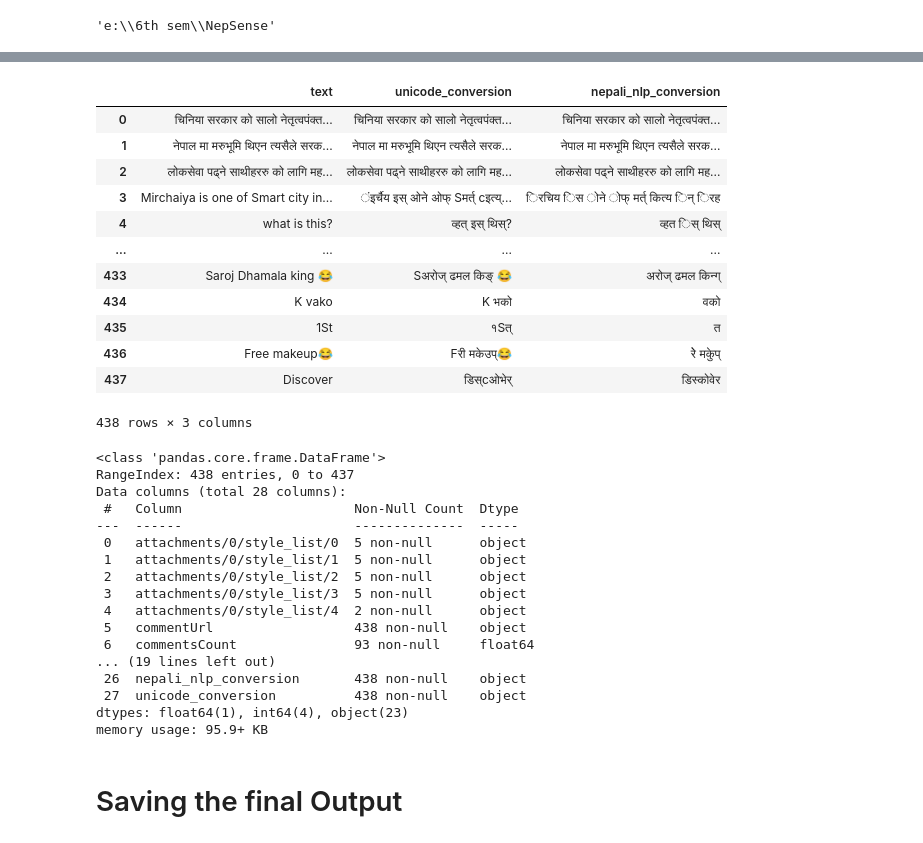
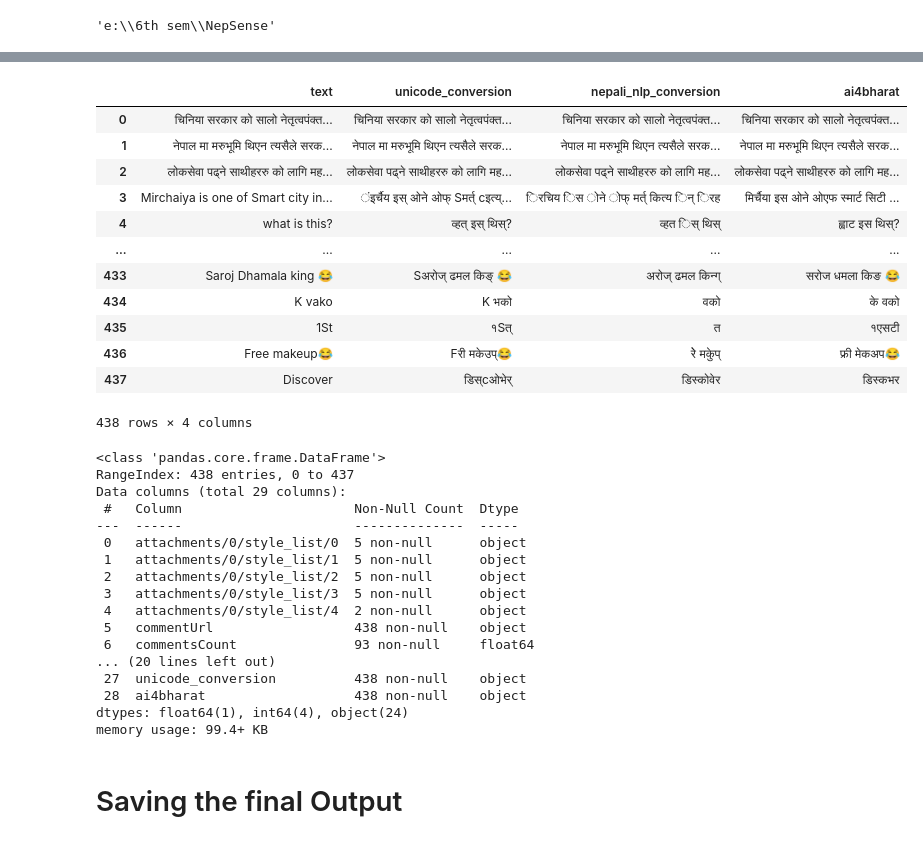
Before and after one commit to SamirWagle/NepSense, a Jupyter notebook: Profanity Detection/ProfanityFilter.ipynb, the cells around one changed output, grey strips where cells are left out. Drawn from its saved outputs; the diff is of its cells as text; code cells hidden in the pictures.

Commit message:
[added] new transformation model added for transliteration

```diff
--- a/Profanity Detection/ProfanityFilter.ipynb
+++ b/Profanity Detection/ProfanityFilter.ipynb
@@ -20,6 +47,7 @@ filtered_dataset_output_path=f"../Profanity and Gender filtered Datas/{filename}
 ### Manual Tagging Profanity Keywords
 # %%
 import pandas as pd
+pd.set_option('display.max_columns', 10)
 manual_tagging_df = pd.read_csv("./filterwordlist.csv")
 manual_tagging_df
 # %% [output]
@@ -659,3 +686,10 @@ if root_dir not in sys.path:
 root_dir
 # %% [output]
 'e:\\6th sem\\NepSense'
+# %%
+# model support the following languages : [as, bn, brx, gom, gu, hi, kn, ks, mai, ml, mni, mr, ne, or, pa, sa, sd, si, ta, te, ur]
+# importing ai4bharat transliteration module
+from ai4bharat.transliteration import XlitEngine
+e = XlitEngine(["ne"], beam_width=10, src_script_type = "en")
+out = e.translit_sentence("Good luck")
+out
@@ -664,6 +715,7 @@ from Preprocessing.Nepali_nlp.Nepali_nlp.unicode_nepali import Unicode
 import pandas as pd
 from langdetect import detect, LangDetectException
 from nepali_unicode_converter.convert import Converter
+
 
 def nepali_nlp_text_conversion(text):
     # Check if the text is a string and not empty
@@ -680,34 +732,42 @@ def nepali_nlp_text_conversion(text):
     # Return the original text if it is Nepali or if detection fails
     return text
 
+def ai4bharat_text_conversion(text):
+    # Check if the text is a string and not empty
+    if isinstance(text, str) and text.strip():
+        temp_results=e.translit_sentence(text)["ne"]
+        return temp_results
+    return text
+
 def nepali_nlp_conversion(df):
     converter = Converter()
     df.loc[:, "nepali_nlp_conversion"] = df["text"].apply(nepali_nlp_text_conversion)
     df.loc[:, "unicode_conversion"] = df["text"].apply(lambda x: converter.convert(x) if isinstance(x, str) else '')
+    df.loc[:, "ai4bharat"] = df["text"].apply(ai4bharat_text_conversion)
     return df
 # %%
-filtered_df=nepali_nlp_conversion(df=filtered_df)
-filtered_df[["text","unicode_conversion","nepali_nlp_conversion"]]
+filtered_df=nepali_nlp_conversion(df=filtered_df.copy())
+filtered_df[["text","unicode_conversion","nepali_nlp_conversion","ai4bharat"]]
 # %% [output]
-|  | text | unicode_conversion | nepali_nlp_conversion |
-| 0 | चिनिया सरकार को सालो नेतृत्वपंक्त... | चिनिया सरकार को सालो नेतृत्वपंक्त... | चिनिया सरकार को सालो नेतृत्वपंक्त... |
-| 1 | नेपाल मा मरुभूमि थिएन त्यसैले सरक... | नेपाल मा मरुभूमि थिएन त्यसैले सरक... | नेपाल मा मरुभूमि थिएन त्यसैले सरक... |
-| 2 | लोकसेवा पढ्ने साथीहररु को लागि मह... | लोकसेवा पढ्ने साथीहररु को लागि मह... | लोकसेवा पढ्ने साथीहररु को लागि मह... |
-| 3 | Mirchaiya is one of Smart city in... | ंइर्चैय इस् ओने ओफ् Sमर्त् cइत्य्... | िरचिय िस ोने ोफ् मर्त् कित्य िन् िरह |
-| 4 | what is this? | व्हत् इस् थिस्? | व्हत िस् थिस् |
-| ... | ... | ... | ... |
-| 433 | Saroj Dhamala king 😂 | Sअरोज् ढमल किङ् 😂 | अरोज् ढमल किन्ग् |
-| 434 | K vako | K भको | वको |
-| 435 | 1St | १Sत् | त |
-| 436 | Free makeup😂 | Fरी मकेउप्😂 | रेे मकेुप् |
-| 437 | Discover | डिस्cओभेर् | डिस्कोवेर |
+|  | text | unicode_conversion | nepali_nlp_conversion | ai4bharat |
+| 0 | चिनिया सरकार को सालो नेतृत्वपंक्त... | चिनिया सरकार को सालो नेतृत्वपंक्त... | चिनिया सरकार को सालो नेतृत्वपंक्त... | चिनिया सरकार को सालो नेतृत्वपंक्त... |
+| 1 | नेपाल मा मरुभूमि थिएन त्यसैले सरक... | नेपाल मा मरुभूमि थिएन त्यसैले सरक... | नेपाल मा मरुभूमि थिएन त्यसैले सरक... | नेपाल मा मरुभूमि थिएन त्यसैले सरक... |
+| 2 | लोकसेवा पढ्ने साथीहररु को लागि मह... | लोकसेवा पढ्ने साथीहररु को लागि मह... | लोकसेवा पढ्ने साथीहररु को लागि मह... | लोकसेवा पढ्ने साथीहररु को लागि मह... |
+| 3 | Mirchaiya is one of Smart city in... | ंइर्चैय इस् ओने ओफ् Sमर्त् cइत्य्... | िरचिय िस ोने ोफ् मर्त् कित्य िन् िरह | मिर्चैया इस ओने ओएफ स्मार्ट सिटी ... |
+| 4 | what is this? | व्हत् इस् थिस्? | व्हत िस् थिस् | ह्वाट इस थिस्? |
+| ... | ... | ... | ... | ... |
+| 433 | Saroj Dhamala king 😂 | Sअरोज् ढमल किङ् 😂 | अरोज् ढमल किन्ग् | सरोज धमला किङ 😂 |
+| 434 | K vako | K भको | वको | के वको |
+| 435 | 1St | १Sत् | त | १एसटी |
+| 436 | Free makeup😂 | Fरी मकेउप्😂 | रेे मकेुप् | फ्री मेकअप😂 |
+| 437 | Discover | डिस्cओभेर् | डिस्कोवेर | डिस्कभर |
-438 rows × 3 columns
+438 rows × 4 columns
 # %%
 filtered_df.info()
 # %% [output]
 <class 'pandas.core.frame.DataFrame'>
 RangeIndex: 438 entries, 0 to 437
-Data columns (total 28 columns):
+Data columns (total 29 columns):
  #   Column                      Non-Null Count  Dtype
 ---  ------                      --------------  -----
  0   attachments/0/style_list/0  5 non-null      object
@@ -717,11 +777,11 @@ Data columns (total 28 columns):
  4   attachments/0/style_list/4  2 non-null      object
  5   commentUrl                  438 non-null    object
  6   commentsCount               93 non-null     float64
-... (19 lines left out)
- 26  nepali_nlp_conversion       438 non-null    object
+... (20 lines left out)
  27  unicode_conversion          438 non-null    object
-dtypes: float64(1), int64(4), object(23)
-memory usage: 95.9+ KB
+ 28  ai4bharat                   438 non-null    object
+dtypes: float64(1), int64(4), object(24)
+memory usage: 99.4+ KB
 # %% [markdown]
 # Saving the final Output
 # %%
```
Also changed, not shown: parts of 8 cells of this notebook, 5 other files.
